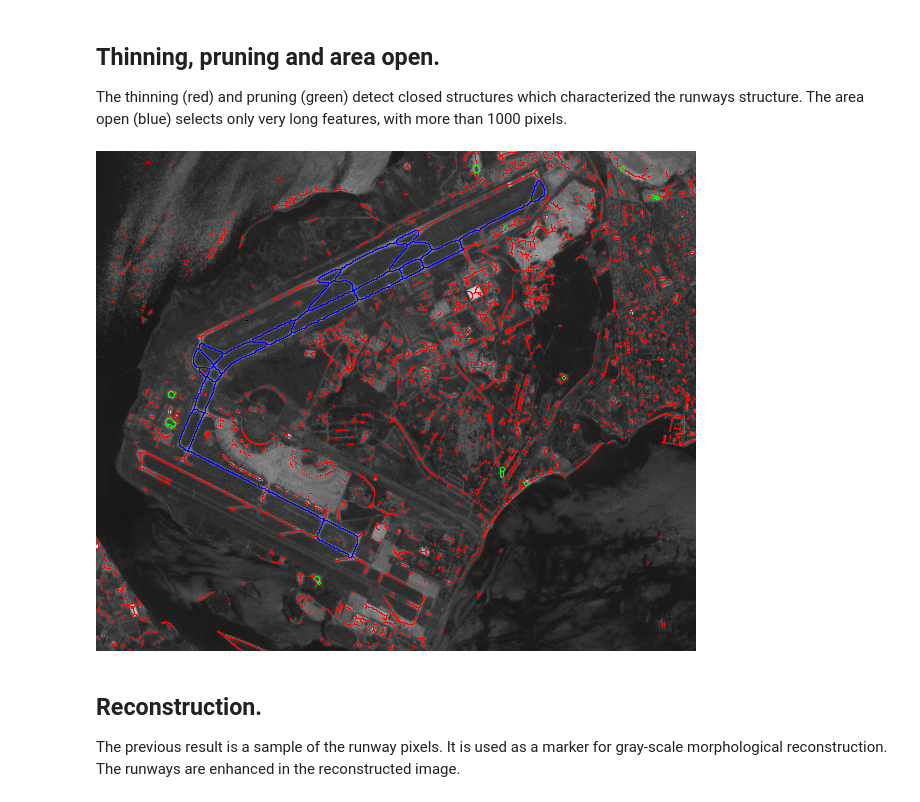
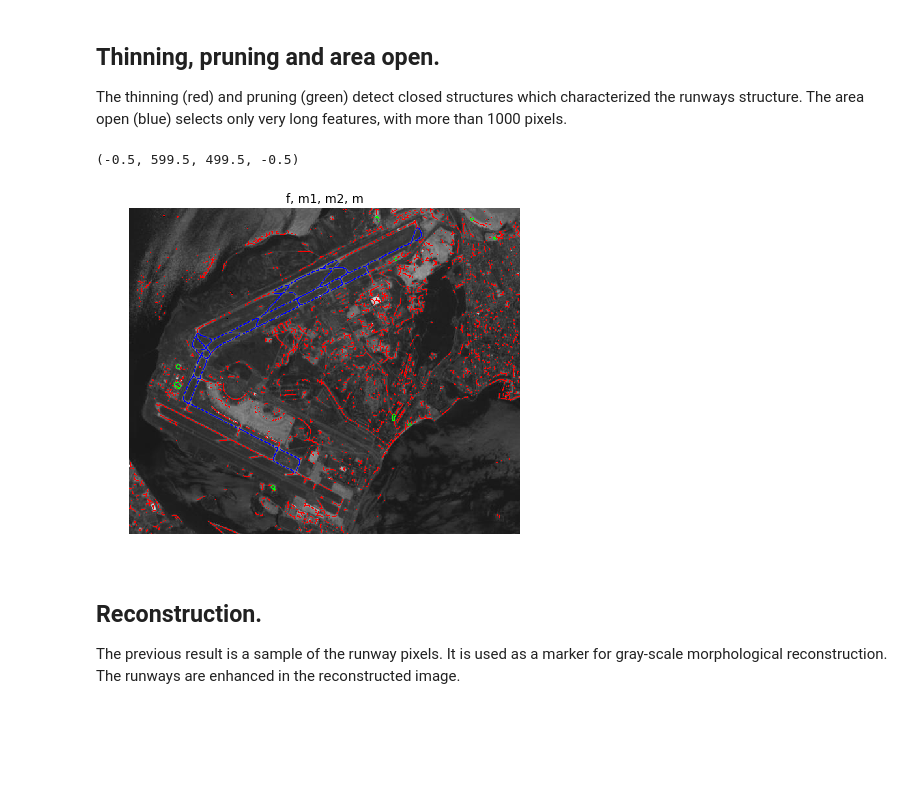
Before and after one commit to robertoalotufo/ia870p3, a Jupyter notebook: dairport.ipynb, the cells around one changed output. Saved outputs shown, nothing was run; the diff lists cells and outputs as text; code cells hidden in the pictures; blank space fills up the shorter version.

```diff
--- a/dairport.ipynb
+++ b/dairport.ipynb
@@ -39,10 +52,14 @@ The thinning (red) and pruning (green) detect closed structures which characteri
 # %%
 m1=ia.iathin(bin)
 m2=ia.iathin(m1,ia.iaendpoints())
 m=ia.iaareaopen(m2,1000,ia.iasebox())
-Image.fromarray(ia.iagshow(f, m1, m2, m).transpose(1, 2, 0))
+(fig, axes) = plt.subplots(nrows=1, ncols=1,figsize=(7, 7))
+axes.set_title('f, m1, m2, m')
+axes.imshow(ia.iagshow(f, m1, m2, m).transpose(1, 2, 0), cmap='gray')
+axes.axis('off')
 # %% [output]
+(-0.5, 599.5, 499.5, -0.5)
-[figure, old version]
+[figure, new version]
 # %% [markdown]
 ## Reconstruction.
 
```
Also changed, not shown: parts of 8 cells of this notebook, 39 other files.
